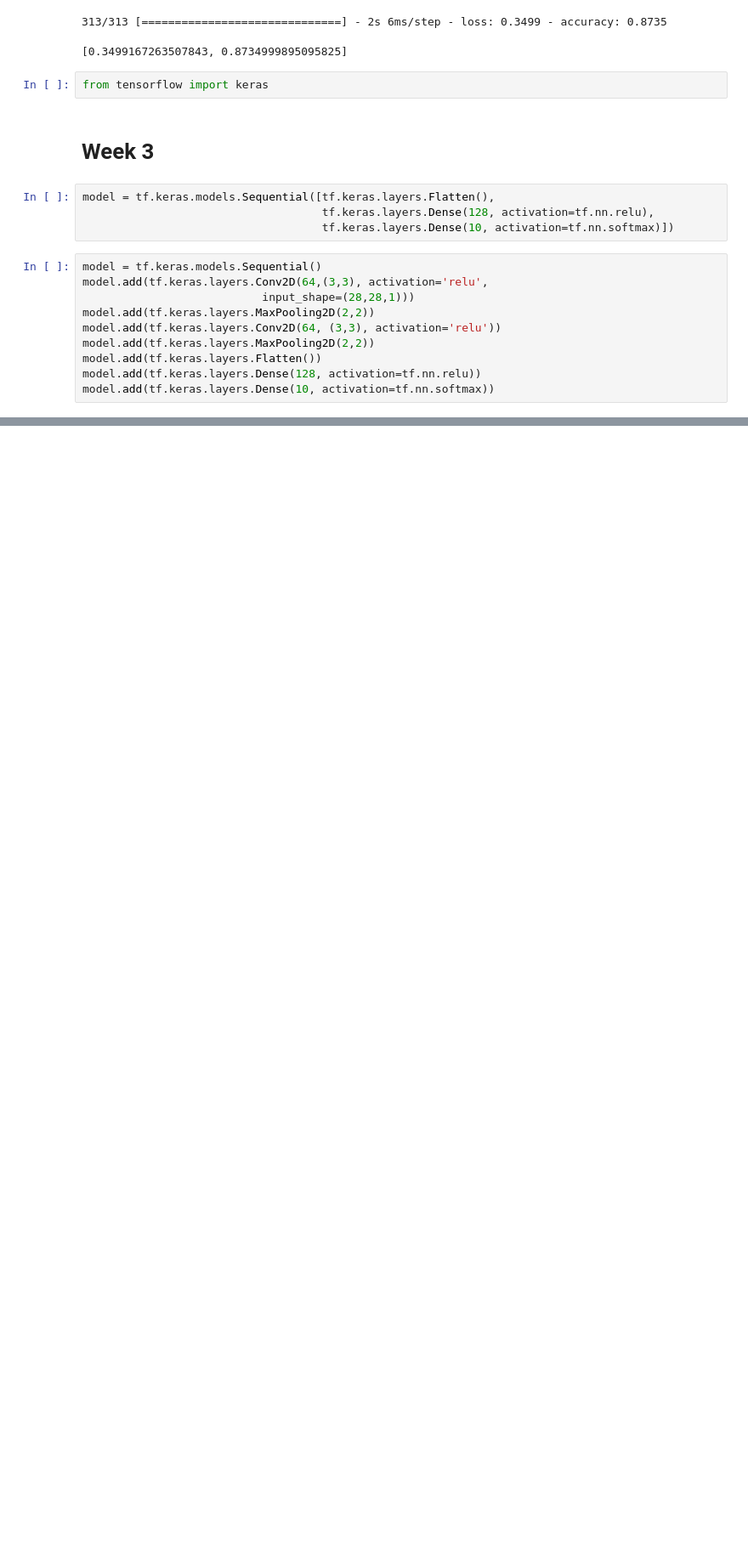
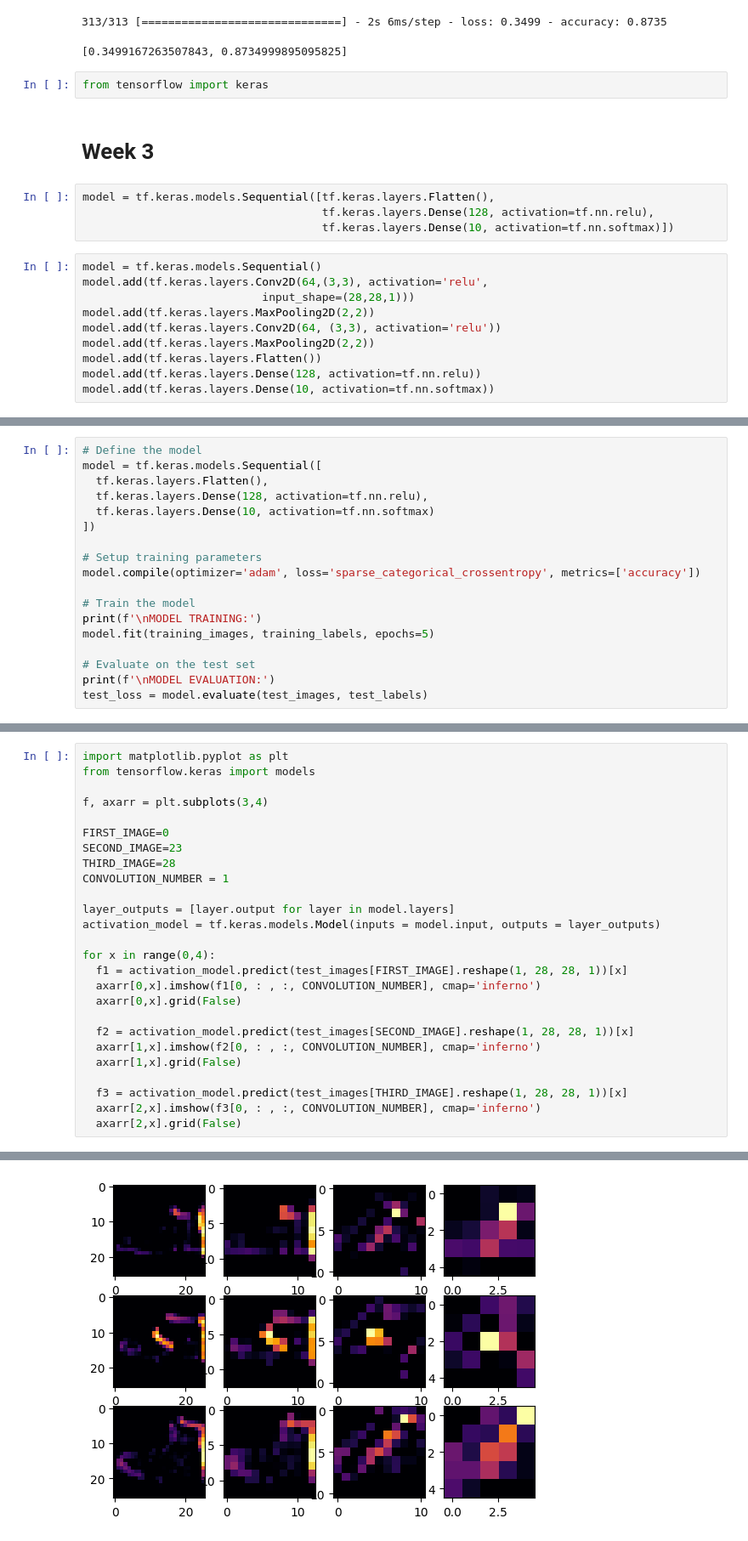
Before and after one commit to samp3209/courseraprojects, a Jupyter notebook: intrototensorflow.ipynb, the cells around one changed output, grey strips where cells are left out. Shown: that part at 85% size. Saved outputs shown, nothing was run; the diff lists cells and outputs as text; blank space fills up the shorter version.

```diff
--- a/intrototensorflow.ipynb
+++ b/intrototensorflow.ipynb
@@ -188,0 +210,18 @@ model.add(tf.keras.layers.Dense(10, activation=tf.nn.softmax))
+# %%
+# Define the model
+model = tf.keras.models.Sequential([
+  tf.keras.layers.Flatten(),
+  tf.keras.layers.Dense(128, activation=tf.nn.relu),
+  tf.keras.layers.Dense(10, activation=tf.nn.softmax)
+])
+
+# Setup training parameters
+model.compile(optimizer='adam', loss='sparse_categorical_crossentropy', metrics=['accuracy'])
+
+# Train the model
+print(f'\nMODEL TRAINING:')
+model.fit(training_images, training_labels, epochs=5)
+
+# Evaluate on the test set
+print(f'\nMODEL EVALUATION:')
+test_loss = model.evaluate(test_images, test_labels)
@@ -188,0 +296,27 @@ model.add(tf.keras.layers.Dense(10, activation=tf.nn.softmax))
+# %%
+import matplotlib.pyplot as plt
+from tensorflow.keras import models
+
+f, axarr = plt.subplots(3,4)
+
+FIRST_IMAGE=0
+SECOND_IMAGE=23
+THIRD_IMAGE=28
+CONVOLUTION_NUMBER = 1
+
+layer_outputs = [layer.output for layer in model.layers]
+activation_model = tf.keras.models.Model(inputs = model.input, outputs = layer_outputs)
+
+for x in range(0,4):
+  f1 = activation_model.predict(test_images[FIRST_IMAGE].reshape(1, 28, 28, 1))[x]
+  axarr[0,x].imshow(f1[0, : , :, CONVOLUTION_NUMBER], cmap='inferno')
+  axarr[0,x].grid(False)
+
+  f2 = activation_model.predict(test_images[SECOND_IMAGE].reshape(1, 28, 28, 1))[x]
+  axarr[1,x].imshow(f2[0, : , :, CONVOLUTION_NUMBER], cmap='inferno')
+  axarr[1,x].grid(False)
+
+  f3 = activation_model.predict(test_images[THIRD_IMAGE].reshape(1, 28, 28, 1))[x]
+  axarr[2,x].imshow(f3[0, : , :, CONVOLUTION_NUMBER], cmap='inferno')
+  axarr[2,x].grid(False)
+# %% [output]
@@ -188,0 +335 @@ model.add(tf.keras.layers.Dense(10, activation=tf.nn.softmax))
+[figure, added]
```
Also changed, not shown: parts of 14 cells of this notebook.
